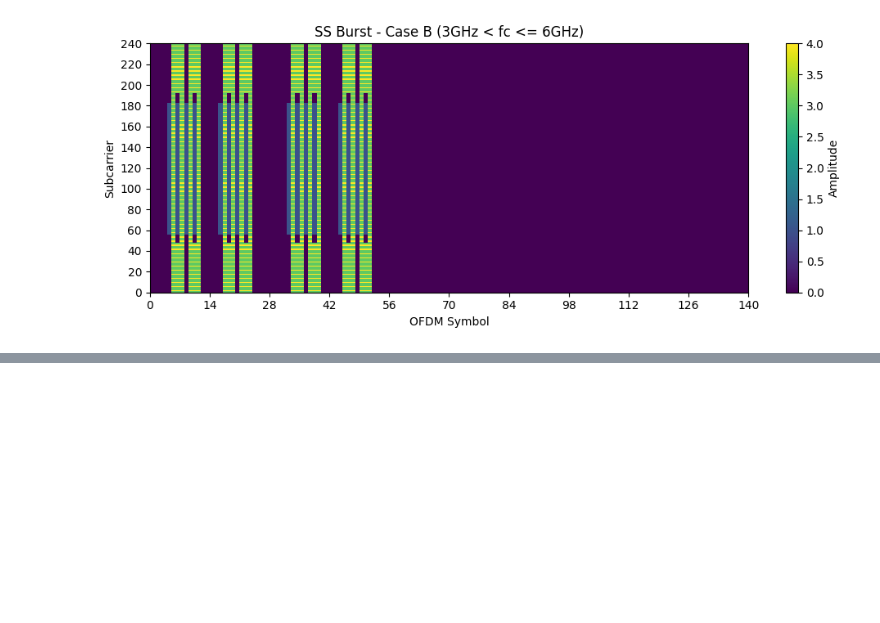
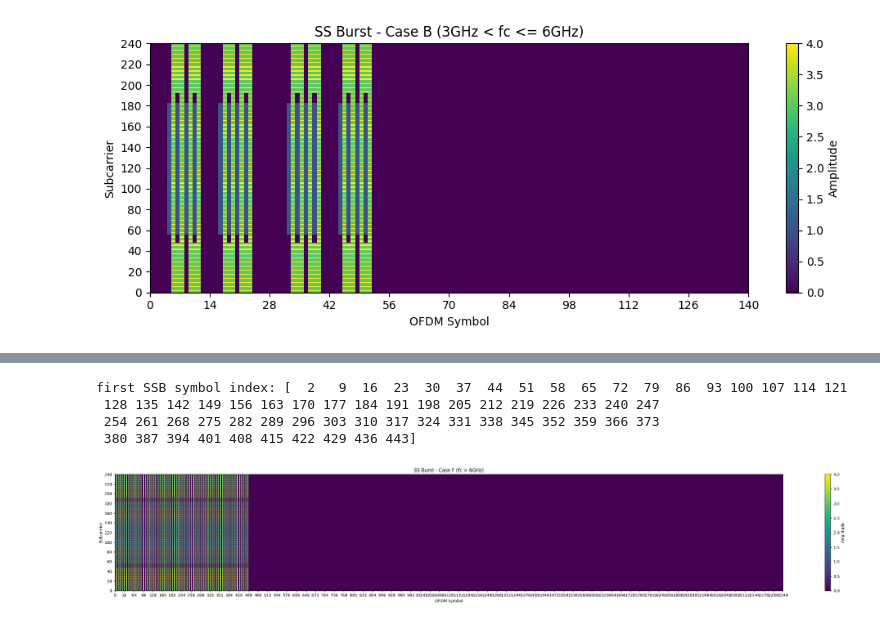
Before and after one commit to vivekBharati81/5G_SSB_Synchronization, a Jupyter notebook: nr_ssb.ipynb, the cells around one changed output, grey strips where cells are left out. Saved outputs shown, nothing was run; the diff lists cells and outputs as text; code cells hidden in the pictures; blank space fills up the shorter version.

```diff
--- a/ssb_step_by_step_notebook2.ipynb
+++ b/nr_ssb.ipynb
@@ -919,0 +1205,69 @@ first SSB symbol index: [ 4  8 16 20 32 36 44 48]
+# %%
+#----- Configurations -----#
+
+n_hf                  = 0            # all SSBs are in the first half-frame
+mu                    = 5            # 30 KHz SCS configuration
+total_subframes       = 5            # 5 ms SS burst period
+symbols_per_slot      = 14           # 14 symbols per slot
+slots_per_subframe    = 2**mu        # slots per subframe
+total_symbols_ssburst = symbols_per_slot * slots_per_subframe * total_subframes  # total symbols in SS burst
+ssburst               = np.zeros((240, total_symbols_ssburst), dtype=complex)    # create SS burst grid
+
+
+#----- fc > 6GHz -----#
+'''
+Lmax  = 64
+v     = 3 LSBs of candidate SS/PBCH block index (TS 38.211 §7.3.3.1)
+i_ssb = 3 LSBs of candidate SS/PBCH block index (TS 38.211 §7.4.1.4.1)
+n_hf  = 0 as all SSBs are in the first half-frame
+n     = 0, 1, 2, 3, 4, 5, 6, 7, 8, 9, 10, 11, 12, 13, 14, 15, 16, 17,
+        18, 19, 20, 21, 22, 23, 24, 25, 26, 27, 28, 29, 30, 31
+'''
+
+n                      = np.array([0, 1, 2, 3, 4, 5, 6, 7, 8, 9, 10, 11, 12, 13, 14, 15, 16,
+                                  17, 18, 19, 20, 21, 22, 23, 24, 25, 26, 27, 28, 29, 30, 31])
+first_symbol_index_ssb = np.array([2, 9])[:, None] + 14 * n
+first_symbol_index_ssb = first_symbol_index_ssb.flatten(order='F')
+print("first SSB symbol index:", first_symbol_index_ssb)
+
+ssb                    = np.zeros((240, 4), dtype=complex)
+ssb[pss_indices, 0]    = pss_seq       # map PSS
+ssb[sss_indices, 2]    = sss_seq       # map SSS
+ssburst.fill(0)
+
+for ssb_index in range(len(first_symbol_index_ssb)):
+    i_ssb             = ssb_index % 8
+    ibar_ssb          = i_ssb
+    v                 = i_ssb
+
+    # map PBCH
+    pbch_symbol       = gpp.nrPBCH(NcellID, v, codeword)
+    pbch_indices      = gpp.nrPBCHIndices(NcellID)
+    ssb               = map_pbch_to_ssb_grid(pbch_symbol, pbch_indices, ssb)
+
+    # map PBCH DMRS
+    pbch_dmrs         = gpp.nrPBCHDMRS(NcellID, ibar_ssb)
+    pbch_dmrs_indices = gpp.nrPBCHDMRSIndices(NcellID)
+    ssb               = map_pbch_dmrs_to_ssb_grid(pbch_dmrs, pbch_dmrs_indices, ssb)
+
+    # map in SS Burst
+    ssburst[:, first_symbol_index_ssb[ssb_index] : first_symbol_index_ssb[ssb_index] + 4] = ssb
+
+
+#----- Visualize SS Burst -----#
+plt.figure(figsize=(40, 5))
+plt.pcolormesh(np.abs(ssburst), shading='auto', cmap='viridis')
+plt.colorbar(label="Amplitude")
+plt.title("SS Burst - Case F (fc > 6GHz)")
+plt.xlabel("OFDM Symbol")
+plt.ylabel("Subcarrier")
+plt.xticks(np.arange(0, total_symbols_ssburst + 0.1, slots_per_subframe))
+plt.yticks(np.arange(0, 240 + 0.1, 20))
+plt.tight_layout()
+plt.show()
+# %% [output]
+first SSB symbol index: [  2   9  16  23  30  37  44  51  58  65  72  79  86  93 100 107 114 121
+ 128 135 142 149 156 163 170 177 184 191 198 205 212 219 226 233 240 247
+ 254 261 268 275 282 289 296 303 310 317 324 331 338 345 352 359 366 373
+ 380 387 394 401 408 415 422 429 436 443]
+[figure, added]
```
Also changed, not shown: parts of 11 cells of this notebook.
